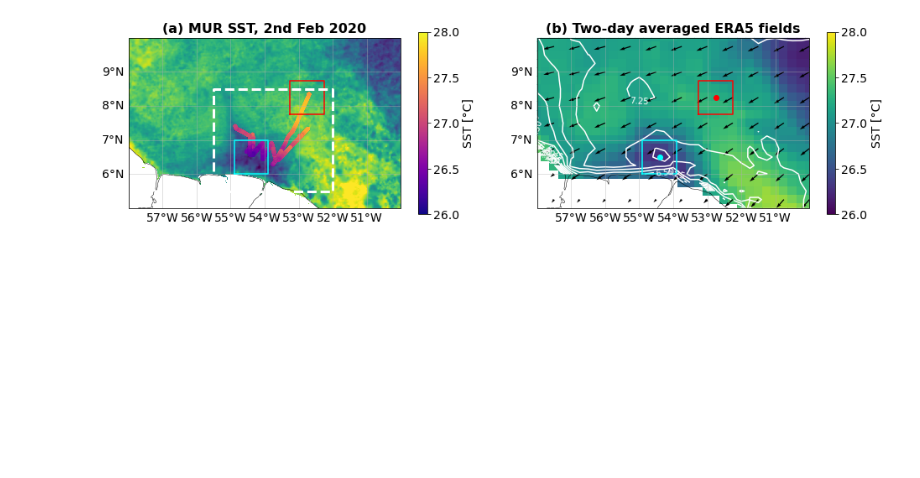
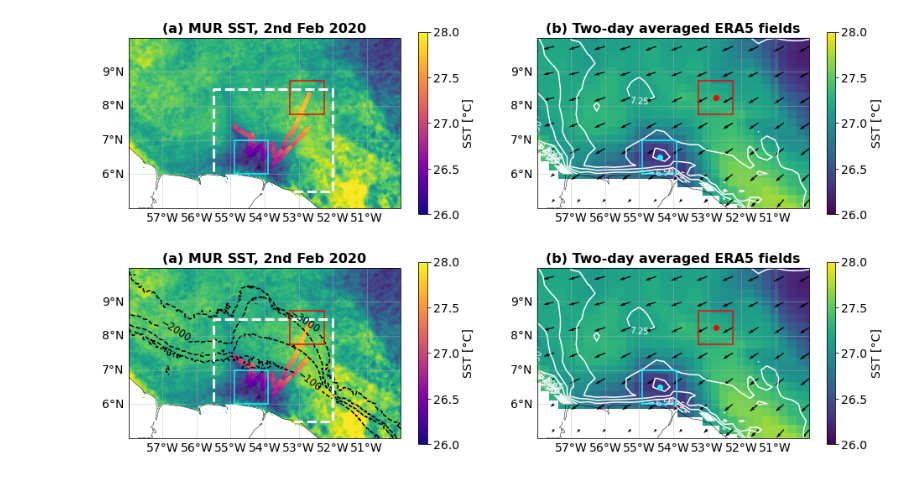
Before and after one commit to ClauClouds/SST-impact, a Jupyter notebook: plot_figure_SST_maps.ipynb, the cells around one changed output. Cells and saved outputs as stored; diff of their text form; code cells hidden in the pictures; blank space fills up the shorter version.

Commit message:
bathymetry added on the map in plot_figure_SST_maps

```diff
--- a/plot_figure_SST_maps.ipynb
+++ b/plot_figure_SST_maps.ipynb
@@ -218,3 +217,76 @@ figure_name = 'fig1.png'
 plt.savefig(figure_name,bbox_inches='tight')
 # %% [output]
 [figure]
+# %%
+# Add the bathymetry in the left panel from GEBCO data.
+
+fig = plt.figure(figsize=(16, 4))
+ax1 = fig.add_subplot(1, 2, 1, projection=crs)
+plot_background(ax1)
+ax2 = fig.add_subplot(1, 2, 2, projection=crs)
+plot_background(ax2)
+
+vmin_sst=26.; vmax_sst=28.
+
+# observed SST
+#ax1.scatter(lon_atlqctsg[idtime_atlqctsg],lat_atlqctsg[idtime_atlqctsg],s=12,c='k')
+pc1 = ax1.pcolormesh(sst_mur_lon,sst_mur_lat,sst_mur,vmin=vmin_sst,vmax=vmax_sst)
+sc1 = ax1.scatter(lon_atlqctsg[idtime_atlqctsg],lat_atlqctsg[idtime_atlqctsg],s=12,
+                  c=temp_atlqctsg[idtime_atlqctsg],vmin=vmin_sst,vmax=vmax_sst,cmap='plasma')
+ax1.scatter(lon_merqctsg[idtime_merqctsg],lat_merqctsg[idtime_merqctsg],s=12,c=temp_merqctsg[idtime_merqctsg],
+           vmin=vmin_sst,vmax=vmax_sst,cmap='plasma')
+
+#pc1 = ax1.pcolor(lon_sst,lat_sst,l3u_sst-273.15,vmin=sst_vmin,vmax=sst_vmax,shading='nearest')
+cbar1 = plt.colorbar(sc1,ax=ax1)#,location='bottom',shrink=0.75)
+cbar1.set_label('SST [°C]', fontsize=14)
+cbar1.ax.tick_params(labelsize=14)
+#ax1.set_title(instant_sst,fontsize=16)
+
+ax1.plot([lon_warm-dlon,lon_warm+dlon,lon_warm+dlon,lon_warm-dlon,lon_warm-dlon],
+        [lat_warm-dlat,lat_warm-dlat,lat_warm+dlat,lat_warm+dlat,lat_warm-dlat],'r')
+ax1.plot([lon_cold-dlon,lon_cold+dlon,lon_cold+dlon,lon_cold-dlon,lon_cold-dlon],
+        [lat_cold-dlat,lat_cold-dlat,lat_cold+dlat,lat_cold+dlat,lat_cold-dlat],'cyan')
+ax1.set_title('(a) MUR SST, 2nd Feb 2020',fontsize=16,fontweight='bold')
+
+# Rectangle where analyses are done
+ax1.plot([-55.5, -52, -52, -55.5, -55.5],[5.5, 5.5, 8.5, 8.5, 5.5],'--w',linewidth=3)
+
+ds_gebco = xr.open_dataset(path2atlQCTSG+'gebco_2022_n12.0_s5.0_w-60.0_e-50.0.nc')
+lon_g = ds_gebco.lon.values
+lat_g = ds_gebco.lat.values
+bat = ds_gebco.elevation.values
+cs_g = ax1.contour(lon_g,lat_g,bat,levels=np.array([-3000,-2000,-1000,-100]),colors='k')
+#ax1.contour(lon_g,lat_g,bat,[-100],colors='lightgray', linewidths=3, label)
+plt.clabel(cs_g, fontsize=12)
+
+# ERA5 fields
+wspd10_avg = np.sqrt(u10_avg**2+v10_avg**2)
+#cs = ax2.contour(lon_sst,lat_sst,sst_avg-273.15,colors='w')
+#plt.clabel(cs)
+#pc = ax2.pcolor(lon_sst,lat_sst,wspd10_avg*mask_nan,shading='nearest',vmin=6.5,vmax=7.5)
+cs = ax2.contour(lon_sst,lat_sst,wspd10_avg*mask_nan,np.arange(1,10,0.25),colors='w')
+plt.clabel(cs)
+pc = ax2.pcolor(lon_sst,lat_sst,sst_avg-273.15,shading='nearest',vmin=vmin_sst,vmax=vmax_sst)
+step = 3
+plt.quiver(lon_sst[::step],lat_sst[::step],u10_avg[::step,::step],v10_avg[::step,::step])
+
+ax2.plot([lon_warm-dlon,lon_warm+dlon,lon_warm+dlon,lon_warm-dlon,lon_warm-dlon],
+        [lat_warm-dlat,lat_warm-dlat,lat_warm+dlat,lat_warm+dlat,lat_warm-dlat],'r')
+ax2.plot([lon_cold-dlon,lon_cold+dlon,lon_cold+dlon,lon_cold-dlon,lon_cold-dlon],
+        [lat_cold-dlat,lat_cold-dlat,lat_cold+dlat,lat_cold+dlat,lat_cold-dlat],'cyan')
+ax2.plot(lon_warm,lat_warm,'or')
+ax2.plot(lon_cold,lat_cold,'o',mec='cyan',mfc='cyan')#'darkblue')
+
+plt.xlabel('Longitude',fontsize=14)
+plt.ylabel('Latitude',fontsize=14)
+plt.tick_params(axis='both', which='major', labelsize=14)
+
+ax2.set_title('(b) Two-day averaged ERA5 fields',fontsize=16,fontweight='bold')
+cbar2 = plt.colorbar(pc)
+cbar2.ax.tick_params(labelsize=14)
+cbar2.set_label('SST [°C]',fontsize=14)
+
+figure_name = 'fig1_with_gebco_bathymetry.png'
+plt.savefig(figure_name,bbox_inches='tight')
+# %% [output]
+[figure, added]
```
Also changed, not shown: parts of 1 cell of this notebook.
